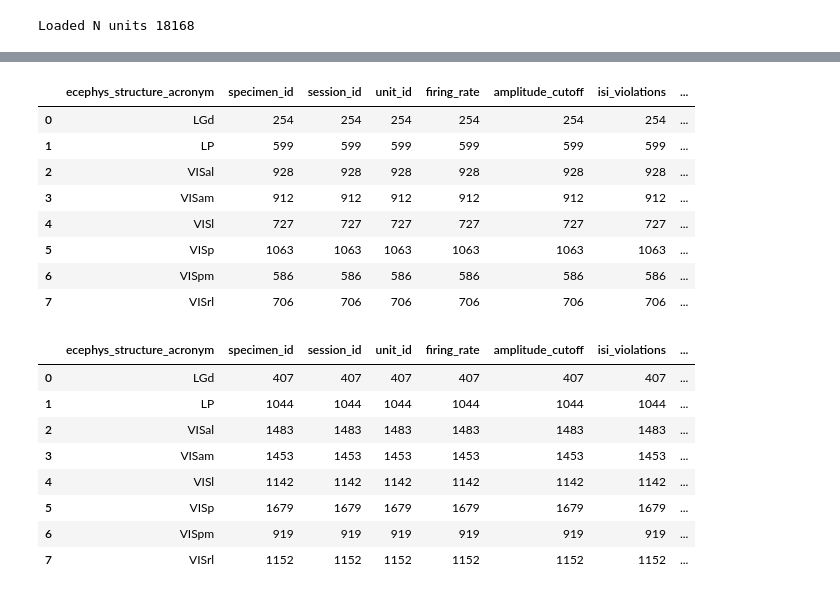
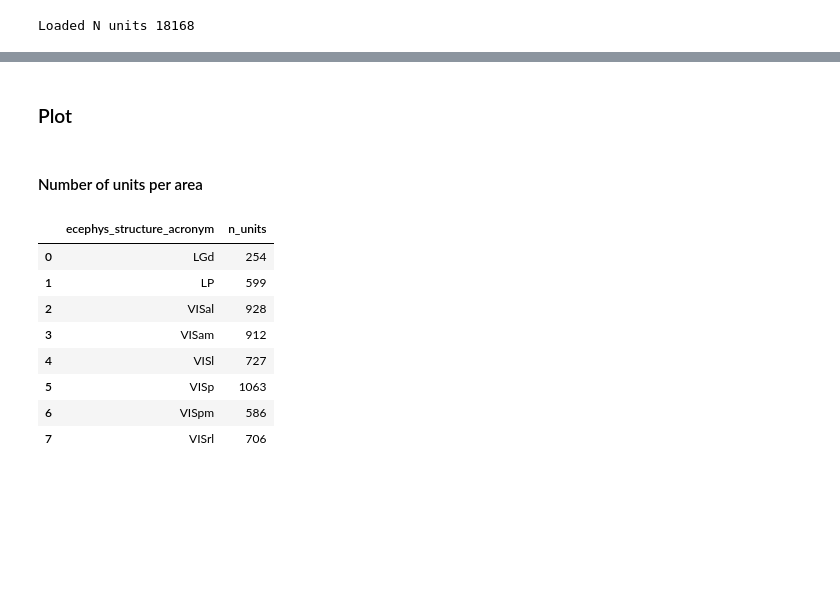
Before and after one commit to iinnpp/isttc, a Jupyter notebook: notebooks/mice/plot_dataset_info.ipynb, the cells around one changed output, grey strips where cells are left out. Cells and saved outputs as stored; diff of their text form; code cells hidden in the pictures; blank space fills up the shorter version.

Commit message:
removed old stuff, renamed for consistency, mice

```diff
--- a/notebooks/mice/plot_dataset_info.ipynb
+++ b/notebooks/mice/plot_dataset_info.ipynb
@@ -20,11 +30,16 @@ plt.rcParams['svg.fonttype'] = 'none'
 dataset_folder = project_folder_path + 'results\\allen_mice\\dataset\\'
 fig_folder = project_folder_path + 'results\\allen_mice\\fig_draft_paper\\'
 # %%
-# 8 areas visual (V1, LM, AL, RL, AM, PM) and thalamic (LGN, LP)
-# below mapping from Rudelt at el (found in code)
-#    structures = ["VISp", "VISl", "VISrl", "VISal", "VISpm", "VISam", "LGd", "LP"]
-#    structures_names = ["V1", "LM", "RL", "AL", "PM", "AM", "LGN", "LP"]
-brain_areas = ['VISp', 'VISl', 'VISal', 'VISrl', 'VISam', 'VISpm', 'LGd', 'LP']
+# the order is like in Siegle paper
+brain_areas = ['LGd', 'VISp', 'VISl', 'VISrl', 'LP', 'VISal', 'VISpm', 'VISam']
+brain_areas_names = ['LGN', 'V1', 'LM', 'RL', 'LP', 'AL', 'PM', 'AM']
+
+# quality thresholds
+amplitude_cutoff = 0.01 # Allen default is 0.1, this one is from Rudelt
+isi_violations = 0.5 # default Allen
+presence_ratio = 0.9 # default Allen
+
+quality_query = 'amplitude_cutoff < @amplitude_cutoff and isi_violations < @isi_violations and presence_ratio > @presence_ratio'
 # %% [markdown]
 ### Get data
 # %%
@@ -38,3 +53,16 @@ Loaded N units 18168
 # %%
 column_names = ["specimen_id", "session_id", "unit_id", "ecephys_structure_acronym", 'firing_rate', 'amplitude_cutoff', 'isi_violations', 'presence_ratio']
 units_df = pd.DataFrame([row[:8] for row in sua_list], columns=column_names)
+units_df[['firing_rate', 'amplitude_cutoff', 'isi_violations', 'presence_ratio']] = \
+    units_df[['firing_rate', 'amplitude_cutoff', 'isi_violations', 'presence_ratio']].astype(float)
+n_spikes_l = [len(row[8:]) for row in sua_list]
+fr_hz_spont_30min_l = [n_spikes / (30 * 60) for n_spikes in n_spikes_l]
+units_df['fr_hz_spont_30min'] = fr_hz_spont_30min_l
+units_df['fr_hz_spont_30min_log10'] = np.log10(units_df['fr_hz_spont_30min'])
+print(f'N units from all areas {len(units_df)}')
+
+units_subset_df = units_df[units_df['ecephys_structure_acronym'].isin(brain_areas)].copy()
+print(f'N units from 8 areas {len(units_subset_df)}')
+
+units_subset_df_quality = units_subset_df.query(quality_query).copy()
+print(f'N units from 8 areas constraints by quality metrics {len(units_subset_df_quality)}')
@@ -60,3 +72,0 @@ units_subset_df['presence_ratio'] = units_subset_df['presence_ratio'].astype(flo
-# %%
-units_subset_df_quality = units_subset_df.query('amplitude_cutoff < 0.01 and isi_violations < 0.5 and presence_ratio > 0.9').copy()
-print(f'N units from 8 areas {len(units_subset_df_quality)}')
@@ -64,0 +89,2 @@ N units from 8 areas 5775
+# %% [markdown]
+### Plot
@@ -65,24 +93,16 @@ N units from 8 areas 5775
+# %% [markdown]
+#### Number of units per area
 # %%
-units_subset_df_quality.groupby(by='ecephys_structure_acronym', as_index=False).count()
+units_per_area_df = units_subset_df_quality.groupby(by='ecephys_structure_acronym', as_index=False)['unit_id'].count()
+units_per_area_df.rename(columns={'unit_id':'n_units'}, inplace=True)
+units_per_area_df
 # %% [output]
-|  | ecephys_structure_acronym | specimen_id | session_id | unit_id | firing_rate | amplitude_cutoff | isi_violations | ... |
-| 0 | LGd | 254 | 254 | 254 | 254 | 254 | 254 | ... |
-| 1 | LP | 599 | 599 | 599 | 599 | 599 | 599 | ... |
-| 2 | VISal | 928 | 928 | 928 | 928 | 928 | 928 | ... |
-| 3 | VISam | 912 | 912 | 912 | 912 | 912 | 912 | ... |
-| 4 | VISl | 727 | 727 | 727 | 727 | 727 | 727 | ... |
-| 5 | VISp | 1063 | 1063 | 1063 | 1063 | 1063 | 1063 | ... |
-| 6 | VISpm | 586 | 586 | 586 | 586 | 586 | 586 | ... |
-| 7 | VISrl | 706 | 706 | 706 | 706 | 706 | 706 | ... |
+|  | ecephys_structure_acronym | n_units |
+| 0 | LGd | 254 |
+| 1 | LP | 599 |
+| 2 | VISal | 928 |
+| 3 | VISam | 912 |
+| 4 | VISl | 727 |
+| 5 | VISp | 1063 |
+| 6 | VISpm | 586 |
+| 7 | VISrl | 706 |
-# %%
-units_subset_df.groupby(by='ecephys_structure_acronym', as_index=False).count()
-# %% [output]
-|  | ecephys_structure_acronym | specimen_id | session_id | unit_id | firing_rate | amplitude_cutoff | isi_violations | ... |
-| 0 | LGd | 407 | 407 | 407 | 407 | 407 | 407 | ... |
-| 1 | LP | 1044 | 1044 | 1044 | 1044 | 1044 | 1044 | ... |
-| 2 | VISal | 1483 | 1483 | 1483 | 1483 | 1483 | 1483 | ... |
-| 3 | VISam | 1453 | 1453 | 1453 | 1453 | 1453 | 1453 | ... |
-| 4 | VISl | 1142 | 1142 | 1142 | 1142 | 1142 | 1142 | ... |
-| 5 | VISp | 1679 | 1679 | 1679 | 1679 | 1679 | 1679 | ... |
-| 6 | VISpm | 919 | 919 | 919 | 919 | 919 | 919 | ... |
-| 7 | VISrl | 1152 | 1152 | 1152 | 1152 | 1152 | 1152 | ... |
```
Also changed, not shown: parts of 14 cells of this notebook, 8 other files.
